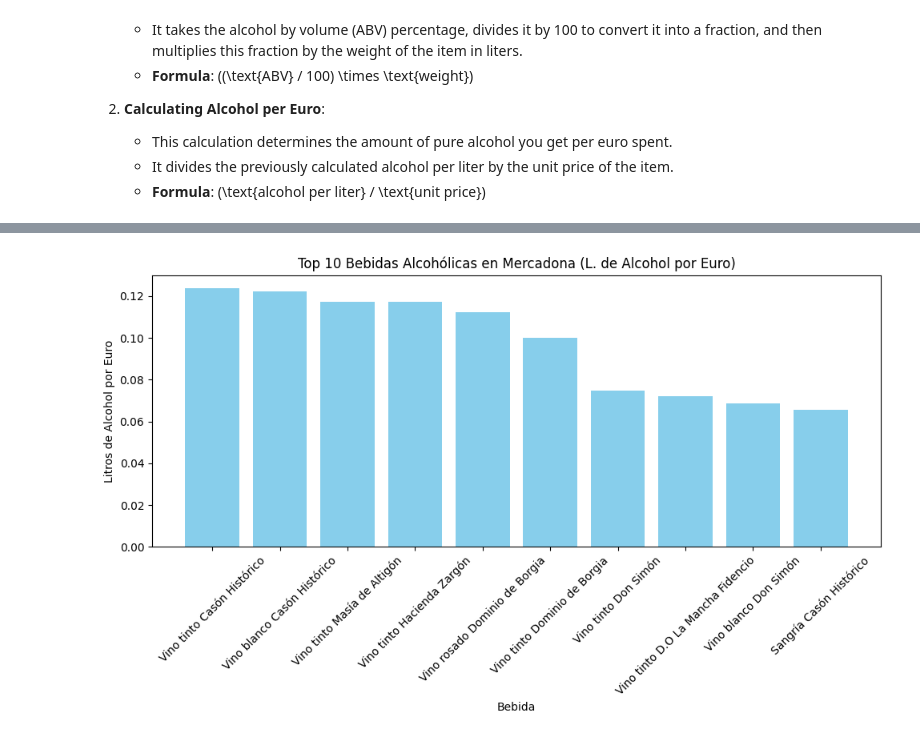
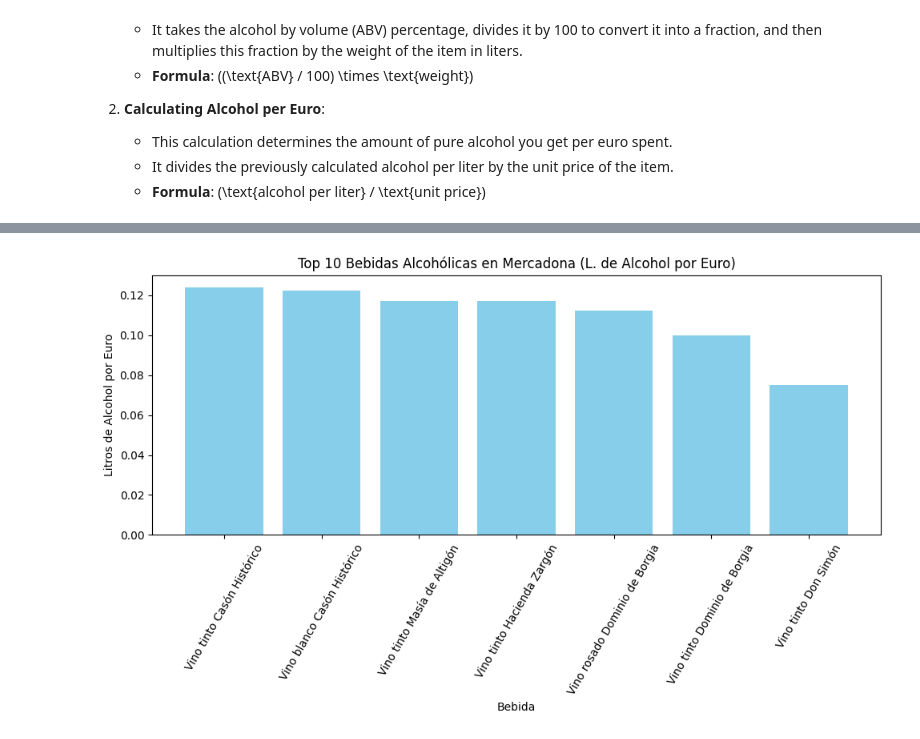
Before and after one commit to jtayped/mercadona-study, a Jupyter notebook: alcohol.ipynb, the cells around one changed output, grey strips where cells are left out. Drawn from its saved outputs; the diff is of its cells as text; code cells hidden in the pictures.

```diff
--- a/alcohol.ipynb
+++ b/alcohol.ipynb
@@ -10,6 +10,6 @@ Harnessing the power of `mercapy`, data was extracted from Mercadona's API. To e
 import matplotlib.pyplot as plt
 import pandas as pd
 # %%
-df = pd.read_csv("data/drinks_mad1.csv", encoding="latin")
+df = pd.read_csv("data/mad1.csv", encoding="utf-8")
 df.head(5)
 # %% [output]
@@ -28,5 +30,6 @@ Before diving into the analysis, we need to clean up the data:
 2. Exclude discounted products to ensure consistent pricing analysis.
 # %%
+df = df[df["age_check"]]
 df['alcohol_by_volume'] = df["alcohol_by_volume"].fillna(0)
 df = df[~df["is_discounted"]]
 # %% [markdown]
@@ -48,8 +51,8 @@ df["alcohol_per_liter"] = (df["alcohol_by_volume"]/100) * df["weight"]
 df["alcohol_per_euro"] = df["alcohol_per_liter"] / df["unit_price"]
 
 df = df.sort_values(by="alcohol_per_euro", ascending=False).nlargest(
-    10, "alcohol_per_euro"
+    7, "alcohol_per_euro"
 )
 
-df.drop(columns=["legal_name", "previous_price", "supplier", "age_check", "origin", "is_discounted", "is_new", "is_pack", "pack_size"])
+df.drop(columns=["legal_name", "previous_price", "supplier", "age_check", "origin", "is_discounted", "is_new", "is_pack", "pack_size", "slug", "ean", "warehouse"])
 # %% [output]
@@ -67,12 +67,12 @@ df.drop(columns=["legal_name", "previous_price", "supplier", "age_check", "origi
 # %%
 # Plot the results
 plt.figure(figsize=(10, 6))
 plt.bar(df["name"], df["alcohol_per_euro"], color="skyblue")
 plt.title("Top 10 Bebidas Alcohólicas en Mercadona (L. de Alcohol por Euro)")
 plt.xlabel("Bebida")
 plt.ylabel("Litros de Alcohol por Euro")
-plt.xticks(rotation=45)
+plt.xticks(rotation=60)
 plt.tight_layout()
 plt.show()
 # %% [output]
-[figure, old version]
+[figure, new version]
```
Also changed, not shown: parts of 3 cells of this notebook, 3 other files.
